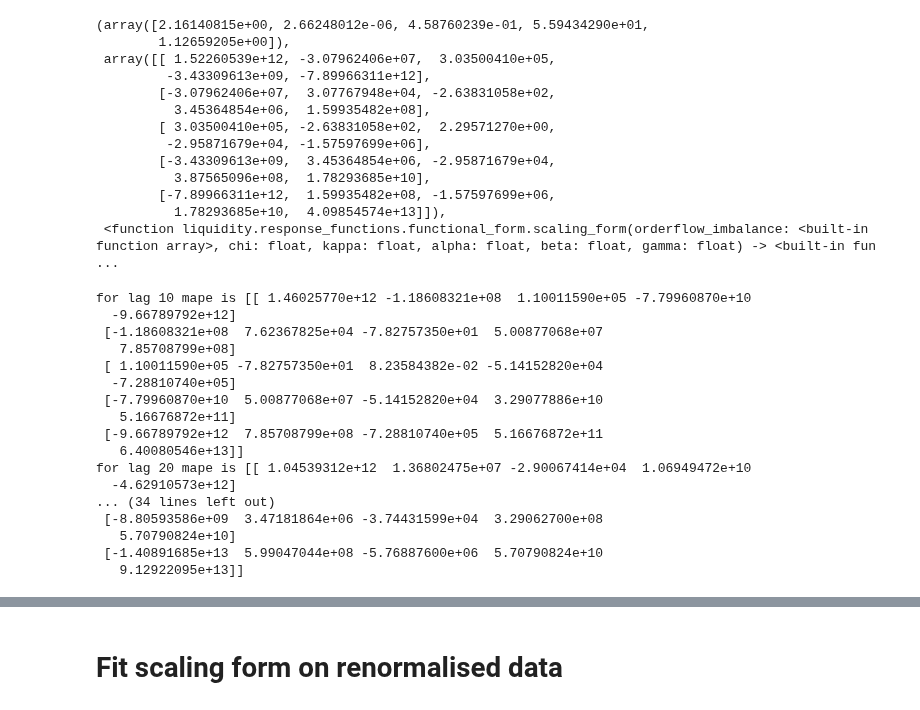
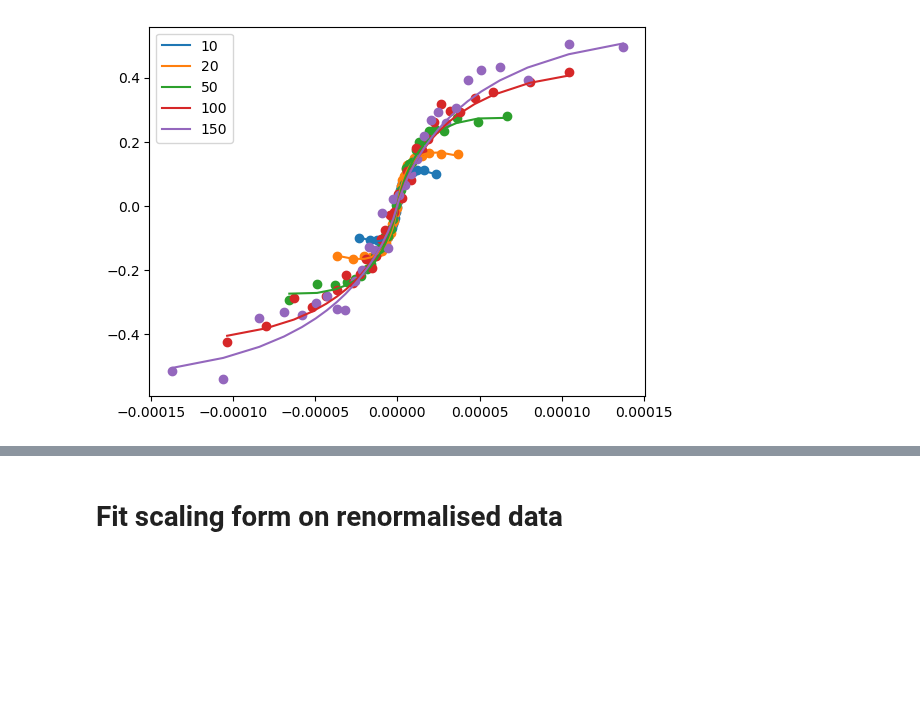
Before and after one commit to anabugaenko/liquidity, a Jupyter notebook: notebooks/MO/finite_size_scaling.ipynb, the cells around one changed output, grey strips where cells are left out. Drawn from its saved outputs; the diff is of its cells as text; code cells hidden in the pictures; blank space fills up the shorter version.

Commit message:
#7 refactoring finite size scaling

```diff
--- a/notebooks/MO/mo_finite_size_scaling.ipynb
+++ b/notebooks/MO/finite_size_scaling.ipynb
@@ -107,11 +70,0 @@ for lag, fit_result in fit_result_dict.items():
-# %%
-for lag, fit_result in fit_result_dict.items():
-    # plt.figure(figsize=(4, 4))
-    param = fit_result[0]
-    data = agg_features_df[agg_features_df['T']==lag][["vol_imbalance", "T", "R"]]
-    data_binned = bin_data_into_quantiles(data, q=31)
-    xs = data_binned["vol_imbalance"].values
-    ys = data_binned["R"].values
-    y_hat = scaling_function(xs, *param)
-    plt.scatter(xs, ys)
-    plt.plot(xs, y_hat)
@@ -120,7 +70,0 @@ for lag, fit_result in fit_result_dict.items():
-# %%
-for lag in residual_function_dict.keys():
-    fit_result = fit_result_dict[lag]
-    param = fit_result[0]
-
-    r2, ar2 = compute_rsquared(*residual_function_dict[lag], param)
-    print(f"For T={lag} \n R2 = {r2}, \n Adj R2 = {ar2} \n \n")
@@ -148,50 +71,31 @@ For T=100
 # %%
 FITTING_LAGS = [10, 20, 50, 100, 150]
 # %%
-norm_agg_features_df = add_aggregate_features(appl_raw_df, FITTING_LAGS, remove_outliers=True)
+norm_agg_features_df = add_aggregate_features(appl_raw_df, FITTING_LAGS)
 # %%
 norm_fit_result_dict = {}
 for lag in FITTING_LAGS:
     data = norm_agg_features_df[norm_agg_features_df['T']==lag][["vol_imbalance", "T", "R"]]
     data_binned = bin_data_into_quantiles(data, q=31)
 
-    norm_fit_result_dict[lag] = fit_scaling_form(data_binned)
+    norm_fit_result_dict[lag] = fit.fit_scaling_form(data_binned)
-# %%
-norm_fit_result_dict[100]
-# %% [output]
-(array([2.16140815e+00, 2.66248012e-06, 4.58760239e-01, 5.59434290e+01,
-        1.12659205e+00]),
- array([[ 1.52260539e+12, -3.07962406e+07,  3.03500410e+05,
-         -3.43309613e+09, -7.89966311e+12],
-        [-3.07962406e+07,  3.07767948e+04, -2.63831058e+02,
-          3.45364854e+06,  1.59935482e+08],
-        [ 3.03500410e+05, -2.63831058e+02,  2.29571270e+00,
-         -2.95871679e+04, -1.57597699e+06],
-        [-3.43309613e+09,  3.45364854e+06, -2.95871679e+04,
-          3.87565096e+08,  1.78293685e+10],
-        [-7.89966311e+12,  1.59935482e+08, -1.57597699e+06,
-          1.78293685e+10,  4.09854574e+13]]),
- <function liquidity.response_functions.functional_form.scaling_form(orderflow_imbalance: <built-in function array>, chi: float, kappa: float, alpha: float, beta: float, gamma: float) -> <built-in fun ...
-# %%
-for k,v in norm_fit_result_dict.items():
-    mape = v[1]
-    print(f"for lag {k} mape is {mape}")
-# %% [output]
-for lag 10 mape is [[ 1.46025770e+12 -1.18608321e+08  1.10011590e+05 -7.79960870e+10
-  -9.66789792e+12]
- [-1.18608321e+08  7.62367825e+04 -7.82757350e+01  5.00877068e+07
-   7.85708799e+08]
- [ 1.10011590e+05 -7.82757350e+01  8.23584382e-02 -5.14152820e+04
-  -7.28810740e+05]
- [-7.79960870e+10  5.00877068e+07 -5.14152820e+04  3.29077886e+10
-   5.16676872e+11]
- [-9.66789792e+12  7.85708799e+08 -7.28810740e+05  5.16676872e+11
-   6.40080546e+13]]
-for lag 20 mape is [[ 1.04539312e+12  1.36802475e+07 -2.90067414e+04  1.06949472e+10
-  -4.62910573e+12]
-... (34 lines left out)
- [-8.80593586e+09  3.47181864e+06 -3.74431599e+04  3.29062700e+08
-   5.70790824e+10]
- [-1.40891685e+13  5.99047044e+08 -5.76887600e+06  5.70790824e+10
-   9.12922095e+13]]
+# %%
+residual_dict = {}
+for lag, fit_result in norm_fit_result_dict.items():
+    # plt.figure(figsize=(4, 4))
+    param = fit_result[0]
+    data = norm_agg_features_df[norm_agg_features_df['T']==lag][["vol_imbalance", "T", "R"]]
+    data_binned = bin_data_into_quantiles(data, q=31)
+    xs = data_binned["vol_imbalance"].values
+    ys = data_binned["R"].values
+    imbalance_T = np.transpose(data_binned.iloc[:, :2].to_numpy())
+    y_hat = scaling_form(imbalance_T, *param)
+    residuals = ys - y_hat
+    residual_dict[lag] = residuals, ys
+
+    plt.scatter(xs, ys)
+    plt.plot(imbalance_T[0], y_hat, label=f"{lag}")
+    plt.legend()
+# %% [output]
+[figure, added]
 # %%
```
Also changed, not shown: parts of 24 cells of this notebook, 13 other files.
